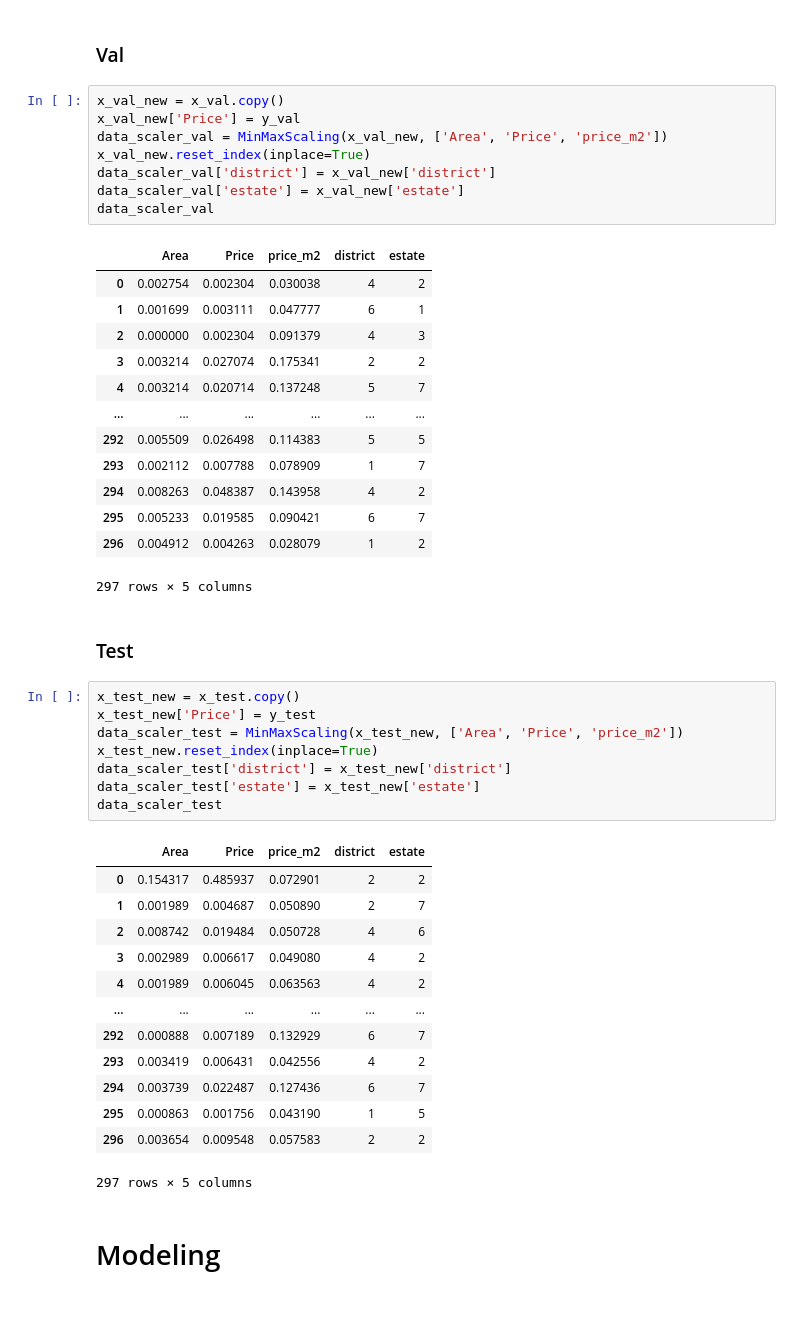
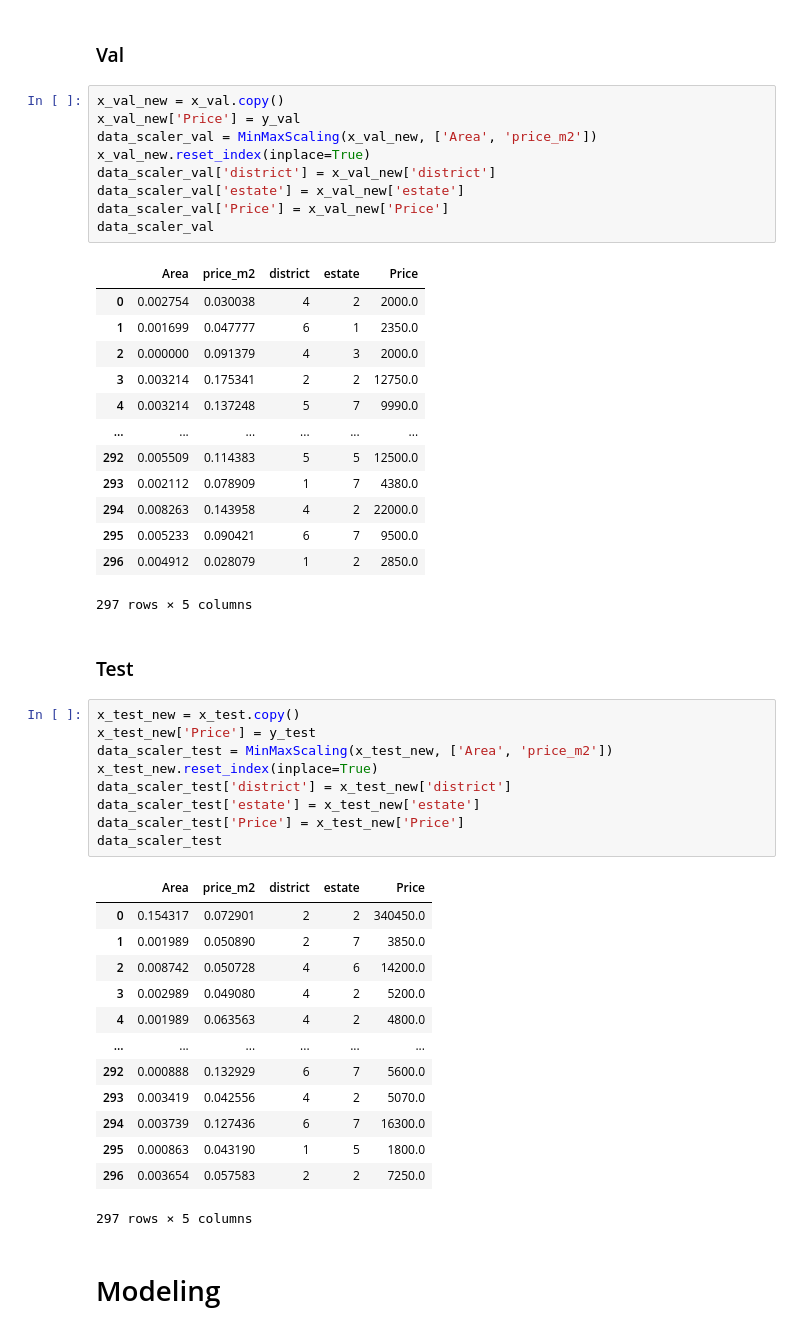
Before and after one commit to jthanh8144/FinalEssayDataScience, a Jupyter notebook: main.ipynb, the cells around one changed output. Cells and saved outputs as stored; diff of their text form.

```diff
--- a/main.ipynb
+++ b/main.ipynb
@@ -386,48 +388,50 @@ data_scaler_train
 # %%
 x_val_new = x_val.copy()
 x_val_new['Price'] = y_val
-data_scaler_val = MinMaxScaling(x_val_new, ['Area', 'Price', 'price_m2'])
+data_scaler_val = MinMaxScaling(x_val_new, ['Area', 'price_m2'])
 x_val_new.reset_index(inplace=True)
 data_scaler_val['district'] = x_val_new['district']
 data_scaler_val['estate'] = x_val_new['estate']
+data_scaler_val['Price'] = x_val_new['Price']
 data_scaler_val
 # %% [output]
-|  | Area | Price | price_m2 | district | estate |
-| 0 | 0.002754 | 0.002304 | 0.030038 | 4 | 2 |
-| 1 | 0.001699 | 0.003111 | 0.047777 | 6 | 1 |
-| 2 | 0.000000 | 0.002304 | 0.091379 | 4 | 3 |
-| 3 | 0.003214 | 0.027074 | 0.175341 | 2 | 2 |
-| 4 | 0.003214 | 0.020714 | 0.137248 | 5 | 7 |
+|  | Area | price_m2 | district | estate | Price |
+| 0 | 0.002754 | 0.030038 | 4 | 2 | 2000.0 |
+| 1 | 0.001699 | 0.047777 | 6 | 1 | 2350.0 |
+| 2 | 0.000000 | 0.091379 | 4 | 3 | 2000.0 |
+| 3 | 0.003214 | 0.175341 | 2 | 2 | 12750.0 |
+| 4 | 0.003214 | 0.137248 | 5 | 7 | 9990.0 |
 | ... | ... | ... | ... | ... | ... |
-| 292 | 0.005509 | 0.026498 | 0.114383 | 5 | 5 |
-| 293 | 0.002112 | 0.007788 | 0.078909 | 1 | 7 |
-| 294 | 0.008263 | 0.048387 | 0.143958 | 4 | 2 |
-| 295 | 0.005233 | 0.019585 | 0.090421 | 6 | 7 |
-| 296 | 0.004912 | 0.004263 | 0.028079 | 1 | 2 |
+| 292 | 0.005509 | 0.114383 | 5 | 5 | 12500.0 |
+| 293 | 0.002112 | 0.078909 | 1 | 7 | 4380.0 |
+| 294 | 0.008263 | 0.143958 | 4 | 2 | 22000.0 |
+| 295 | 0.005233 | 0.090421 | 6 | 7 | 9500.0 |
+| 296 | 0.004912 | 0.028079 | 1 | 2 | 2850.0 |
 297 rows × 5 columns
 # %% [markdown]
 ### Test
 # %%
 x_test_new = x_test.copy()
 x_test_new['Price'] = y_test
-data_scaler_test = MinMaxScaling(x_test_new, ['Area', 'Price', 'price_m2'])
+data_scaler_test = MinMaxScaling(x_test_new, ['Area', 'price_m2'])
 x_test_new.reset_index(inplace=True)
 data_scaler_test['district'] = x_test_new['district']
 data_scaler_test['estate'] = x_test_new['estate']
+data_scaler_test['Price'] = x_test_new['Price']
 data_scaler_test
 # %% [output]
-|  | Area | Price | price_m2 | district | estate |
-| 0 | 0.154317 | 0.485937 | 0.072901 | 2 | 2 |
-| 1 | 0.001989 | 0.004687 | 0.050890 | 2 | 7 |
-| 2 | 0.008742 | 0.019484 | 0.050728 | 4 | 6 |
-| 3 | 0.002989 | 0.006617 | 0.049080 | 4 | 2 |
-| 4 | 0.001989 | 0.006045 | 0.063563 | 4 | 2 |
+|  | Area | price_m2 | district | estate | Price |
+| 0 | 0.154317 | 0.072901 | 2 | 2 | 340450.0 |
+| 1 | 0.001989 | 0.050890 | 2 | 7 | 3850.0 |
+| 2 | 0.008742 | 0.050728 | 4 | 6 | 14200.0 |
+| 3 | 0.002989 | 0.049080 | 4 | 2 | 5200.0 |
+| 4 | 0.001989 | 0.063563 | 4 | 2 | 4800.0 |
 | ... | ... | ... | ... | ... | ... |
-| 292 | 0.000888 | 0.007189 | 0.132929 | 6 | 7 |
-| 293 | 0.003419 | 0.006431 | 0.042556 | 4 | 2 |
-| 294 | 0.003739 | 0.022487 | 0.127436 | 6 | 7 |
-| 295 | 0.000863 | 0.001756 | 0.043190 | 1 | 5 |
-| 296 | 0.003654 | 0.009548 | 0.057583 | 2 | 2 |
+| 292 | 0.000888 | 0.132929 | 6 | 7 | 5600.0 |
+| 293 | 0.003419 | 0.042556 | 4 | 2 | 5070.0 |
+| 294 | 0.003739 | 0.127436 | 6 | 7 | 16300.0 |
+| 295 | 0.000863 | 0.043190 | 1 | 5 | 1800.0 |
+| 296 | 0.003654 | 0.057583 | 2 | 2 | 7250.0 |
 297 rows × 5 columns
 # %% [markdown]
 # Modeling
```
Also changed, not shown: parts of 5 cells of this notebook.
